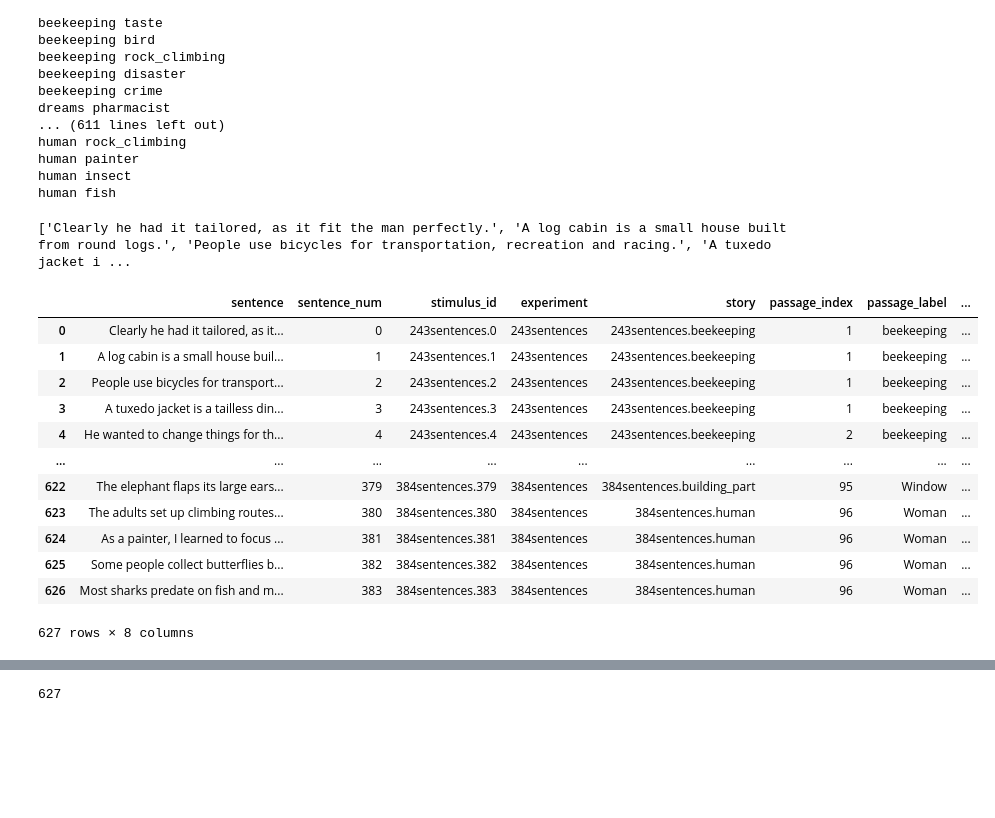
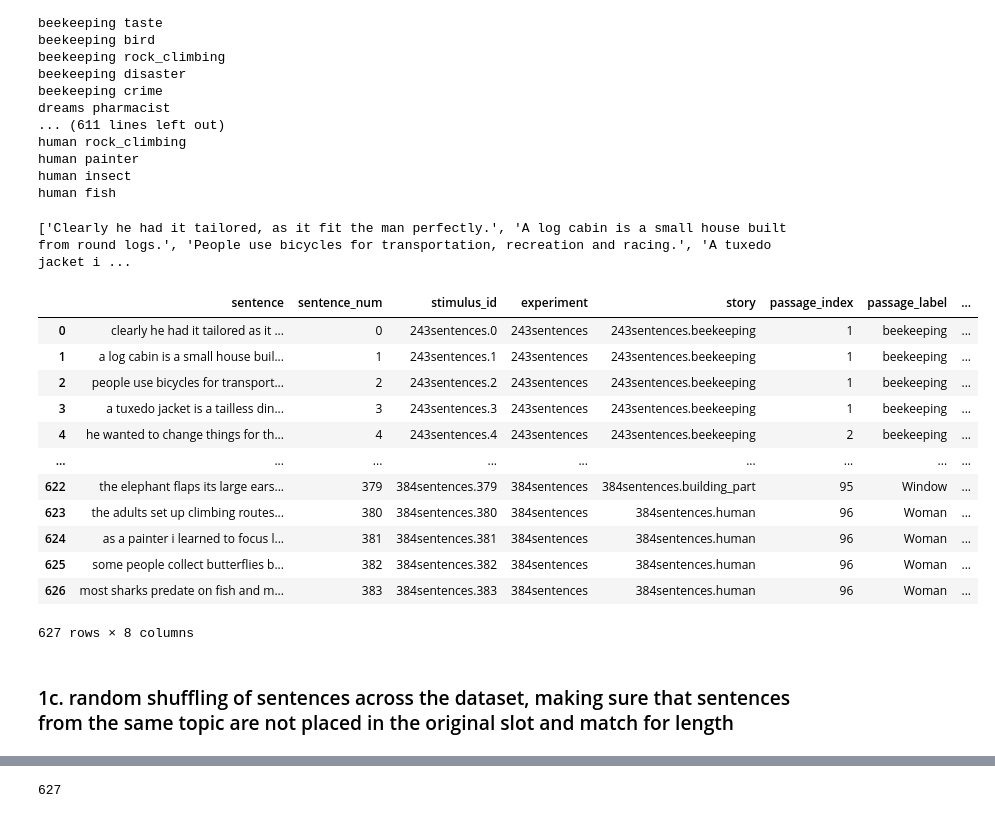
Before and after one commit to carina-kauf/perturbed-neural-nlp, a Jupyter notebook: ressources/stimuli_creation/3_create_sentence-meaning-manipulation.ipynb, the cells around one changed output, grey strips where cells are left out. Saved outputs shown, nothing was run; the diff lists cells and outputs as text; code cells hidden in the pictures; blank space fills up the shorter version.

```diff
--- a/ressources/stimuli_creation/3_create_sentence-meaning-manipulation.ipynb
+++ b/ressources/stimuli_creation/3_create_sentence-meaning-manipulation.ipynb
@@ -250,29 +250,34 @@ human painter
 human insect
 human fish
 # %%
+#assimilate sentences with Mollica-style (i.e., strip sentence-internal punctuation, lowercase)
+shuffled_sentences = [re.sub(r'[^\w\d\s\']+', '', sent.lower()) + "." for sent in new_sents]
+
 perturbed_df = stimuli_df.copy()
-perturbed_df["sentence"] = new_sents
+perturbed_df["sentence"] = shuffled_sentences
 
 if save:
     fname = f"{savedir}/stimuli_sentenceshuffle-topic-criteria.pkl"
     with open(fname, 'wb') as fout:
         pickle.dump(perturbed_df, fout)
 
 print(new_sents[:5])
 perturbed_df
 # %% [output]
 ['Clearly he had it tailored, as it fit the man perfectly.', 'A log cabin is a small house built from round logs.', 'People use bicycles for transportation, recreation and racing.', 'A tuxedo jacket i ...
 |  | sentence | sentence_num | stimulus_id | experiment | story | passage_index | passage_label | ... |
-| 0 | Clearly he had it tailored, as it... | 0 | 243sentences.0 | 243sentences | 243sentences.beekeeping | 1 | beekeeping | ... |
-| 1 | A log cabin is a small house buil... | 1 | 243sentences.1 | 243sentences | 243sentences.beekeeping | 1 | beekeeping | ... |
-| 2 | People use bicycles for transport... | 2 | 243sentences.2 | 243sentences | 243sentences.beekeeping | 1 | beekeeping | ... |
-| 3 | A tuxedo jacket is a tailless din... | 3 | 243sentences.3 | 243sentences | 243sentences.beekeeping | 1 | beekeeping | ... |
-| 4 | He wanted to change things for th... | 4 | 243sentences.4 | 243sentences | 243sentences.beekeeping | 2 | beekeeping | ... |
+| 0 | clearly he had it tailored as it ... | 0 | 243sentences.0 | 243sentences | 243sentences.beekeeping | 1 | beekeeping | ... |
+| 1 | a log cabin is a small house buil... | 1 | 243sentences.1 | 243sentences | 243sentences.beekeeping | 1 | beekeeping | ... |
+| 2 | people use bicycles for transport... | 2 | 243sentences.2 | 243sentences | 243sentences.beekeeping | 1 | beekeeping | ... |
+| 3 | a tuxedo jacket is a tailless din... | 3 | 243sentences.3 | 243sentences | 243sentences.beekeeping | 1 | beekeeping | ... |
+| 4 | he wanted to change things for th... | 4 | 243sentences.4 | 243sentences | 243sentences.beekeeping | 2 | beekeeping | ... |
 | ... | ... | ... | ... | ... | ... | ... | ... | ... |
-| 622 | The elephant flaps its large ears... | 379 | 384sentences.379 | 384sentences | 384sentences.building_part | 95 | Window | ... |
-| 623 | The adults set up climbing routes... | 380 | 384sentences.380 | 384sentences | 384sentences.human | 96 | Woman | ... |
-| 624 | As a painter, I learned to focus ... | 381 | 384sentences.381 | 384sentences | 384sentences.human | 96 | Woman | ... |
-| 625 | Some people collect butterflies b... | 382 | 384sentences.382 | 384sentences | 384sentences.human | 96 | Woman | ... |
-| 626 | Most sharks predate on fish and m... | 383 | 384sentences.383 | 384sentences | 384sentences.human | 96 | Woman | ... |
+| 622 | the elephant flaps its large ears... | 379 | 384sentences.379 | 384sentences | 384sentences.building_part | 95 | Window | ... |
+| 623 | the adults set up climbing routes... | 380 | 384sentences.380 | 384sentences | 384sentences.human | 96 | Woman | ... |
+| 624 | as a painter i learned to focus l... | 381 | 384sentences.381 | 384sentences | 384sentences.human | 96 | Woman | ... |
+| 625 | some people collect butterflies b... | 382 | 384sentences.382 | 384sentences | 384sentences.human | 96 | Woman | ... |
+| 626 | most sharks predate on fish and m... | 383 | 384sentences.383 | 384sentences | 384sentences.human | 96 | Woman | ... |
 627 rows × 8 columns
+# %% [markdown]
+### 1c. random shuffling of sentences across the dataset, making sure that sentences from the same topic are not placed in the original slot and match for length
 # %%
```
Also changed, not shown: parts of 10 cells of this notebook, 3 other files.
